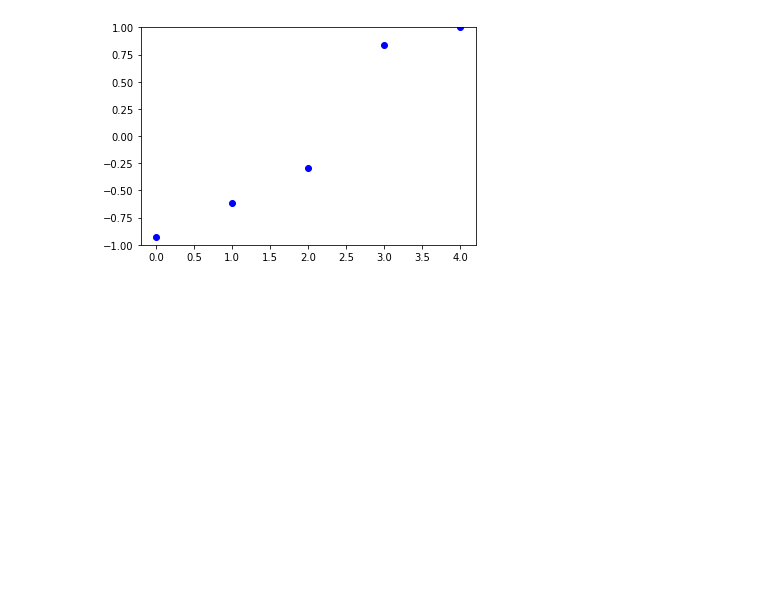
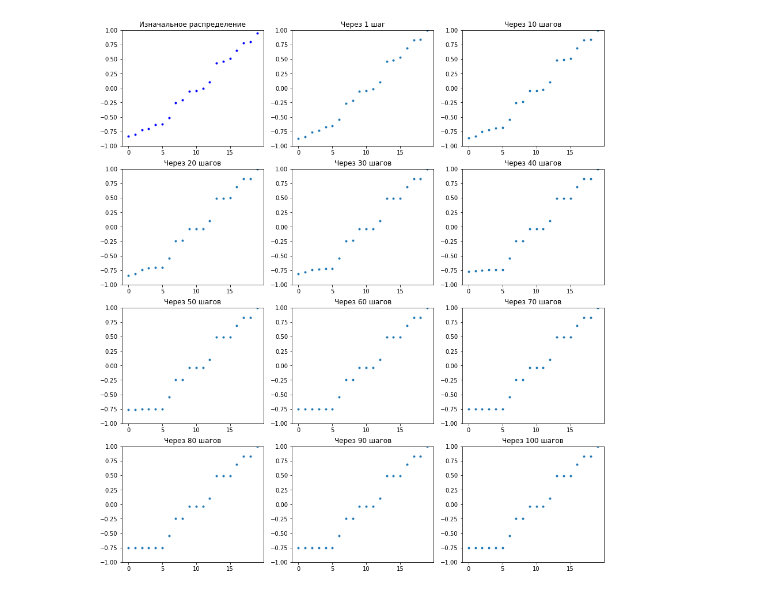
Before and after one commit to Maridav/Bounded-confidence, a Jupyter notebook: with_max_norm.ipynb, the cells around one changed output. Drawn from its saved outputs; the diff is of its cells as text; code cells hidden in the pictures; blank space fills up the shorter version.

Commit message:
Update with_max_norm

```diff
--- a/with_max_norm.ipynb
+++ b/with_max_norm.ipynb
@@ -24,0 +4,15 @@ plt.ylim(-1, 1)
+# %%
+#количество агентов (избирателей)
+number_of_agents = 20
+
+# расстояние, на котором их мнения друг на друга влияют(бывшее epsilon)
+dist_of_dependence = 0.1
+
+# вес, с которым берется среднее мнений соседей (бывшее h)
+weight = 0.1
+
+# количество шагов алгоритма
+num_of_steps = 100
+
+# если изначальное распределение ступенчатое -- количество разных мнений (в начале)
+num_of_diff_opinions = 20
@@ -25,4 +28,36 @@ plt.ylim(-1, 1)
 # %%
+agents = []
+Op = []
+opinions = []
+for i in range(number_of_agents):
+    agents.append(i)
+
+#    opinions.append(-0.25 + i / ((number_of_agents - 1) * 2))
+
+# Для равномерно распределенных мнений:
+    opinions.append(np.random.uniform(-1, 1))
+
+#Для конкретного графика
+#k = 2 / number_of_agents
+#for i in range(- number_of_agents // 2, number_of_agents // 2):
+#    opinions.append(max(min(2 * (i * k) ** 3 + (i * k) ** 2, 1), -1))
+
+
+# Чтобы ввести мнения вручную (важно ввести нужное количество мнений):
+#opinions = [0.15 for _ in range(number_of_agents // 4)] + [-0.15 for _ in range(number_of_agents // 4)] + [0 for _ in range(number_of_agents // 2)]
+
+# Для ступенчатого распределения с num_of_diff_opinions вариантами
+#opinions = easy_ex(number_of_agents, num_of_diff_opinions)
+
+opinions.sort()
+Op.append(opinions)
+
+plt.figure(figsize = (15, 150))
+plt.subplot(num_of_steps / 3 + 1, 3, 1)
+plt.plot(agents, Op[0], 'b.')
+plt.ylim(-1, 1)
+plt.title('Изначальное распределение')
+
 def new_situation(opin):
     neibours = []
     neibours.clear()
@@ -37,24 +72,30 @@ def new_situation(opin):
     for i in range(number_of_agents):
         new_opinion = opin[i] + (weight/len(neibours[i]))*sum(neibours[i])
         new_opinions.append(new_opinion)
-    maxabs = 0
+    norm = max(abs(new_opinions[0]), abs(new_opinions[-1]))
     for i in range(number_of_agents):
-        if (maxabs < abs(new_opinions[i])):
-            maxabs = abs(new_opinions[i])
-    for i in range(number_of_agents):
-        new_opinions[i] /= maxabs
-    return new_opinions.copy()
-
-for n in range(1, num_of_steps+1):
-    Op.append(new_situation(Op[-1]))
-
-
-print(len(Op))
-print(Op[-1])
-print(sum(Op[-1]))
+        new_opinions[i] /= norm
+    return (new_opinions.copy(), norm)
 
 
 
-plt.plot(agents, Op[-1], 'bo')
-plt.ylim(-1, 1)
+for n in range(1, num_of_steps+1):
+    sit = new_situation(Op[-1])
+    Op.append(sit[0])
+#    print('Шаг ' + str(n - 1) + ': ' + str(sit[-1]))
+    if (n % 10 == 0 or n == 1):
+        plt.subplot(num_of_steps / 3 + 1, 3, n / 10 + 2)
+        plt.plot(agents, Op[-1], '.')
+        plt.ylim(-1, 1)
+        plt.title(('Через %d шагов' % n) if n > 1 else 'Через 1 шаг' )
+
+print('Норма перед нормировкой: ', new_situation(Op[-1])[1])
+print('Количество шагов: ', len(Op) - 1)
+print('Мнения: ', Op[-1])
+print('Сумма мнений: ', sum(Op[-1]))
+
+
+
+#plt.plot(agents, Op[-1], 'b.')
+#plt.ylim(-1, 1)
 # %% [output]
@@ -65 +106 @@ plt.ylim(-1, 1)
-[figure, old version]
+[figure, new version]
```
Also changed, not shown: parts of 8 cells of this notebook.
